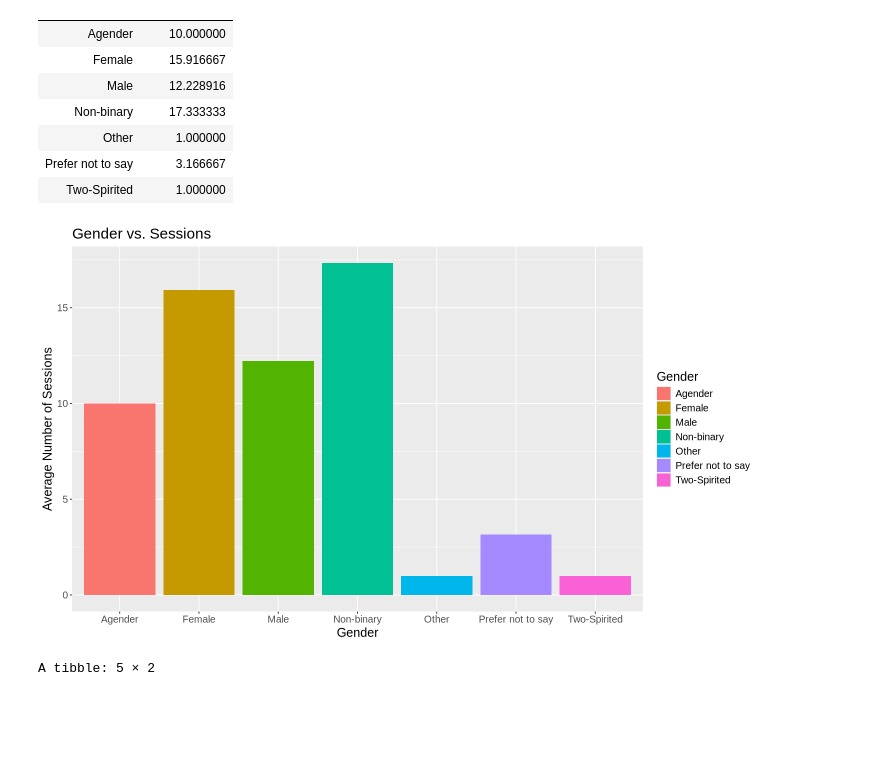
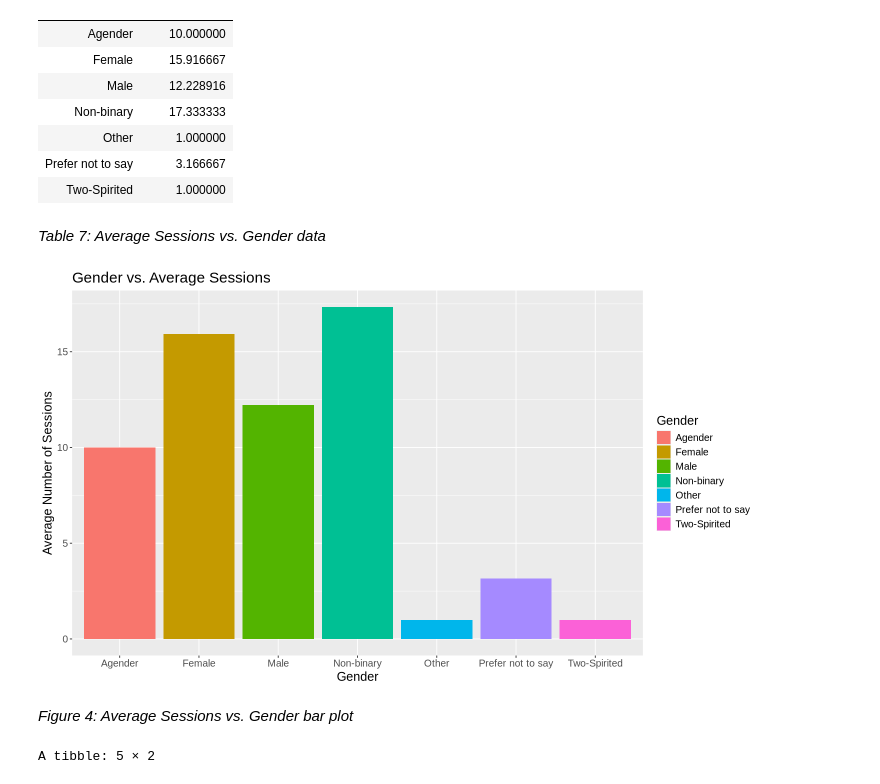
Before and after one commit to evangelinec/DSCI_final_project, a Jupyter notebook: final_project_work.ipynb, the cells around one changed output. Drawn from its saved outputs; the diff is of its cells as text; code cells hidden in the pictures; blank space fills up the shorter version.

```diff
--- a/final_project_work.ipynb
+++ b/final_project_work.ipynb
@@ -254,17 +292,21 @@ A tibble: 7 × 2
 | Other | 1.000000 |
 | Prefer not to say | 3.166667 |
 | Two-Spirited | 1.000000 |
+# %% [markdown]
+*Table 7: Average Sessions vs. Gender data*
 # %%
 options(repr.plot.width = 12, repr.plot.height = 7)
 
 gender_players_with_sessions_plot<-gender_players_with_sessions|>
     ggplot(aes(x=gender, y=avg_sessions, fill=gender))+
     geom_bar(stat="identity")+
-    labs(title="Gender vs. Sessions", x="Gender", y="Average Number of Sessions", fill="Gender")+
+    labs(title="Gender vs. Average Sessions", x="Gender", y="Average Number of Sessions", fill="Gender")+
     theme(text = element_text(size = 15))
 gender_players_with_sessions_plot
 # %% [output]
-[figure, old version]
+[figure, new version]
+# %% [markdown]
+*Figure 4: Average Sessions vs. Gender bar plot*
 # %%
 played_hours_experience<-players_with_sessions|>
     group_by(experience)|>
```
Also changed, not shown: parts of 23 cells of this notebook.
